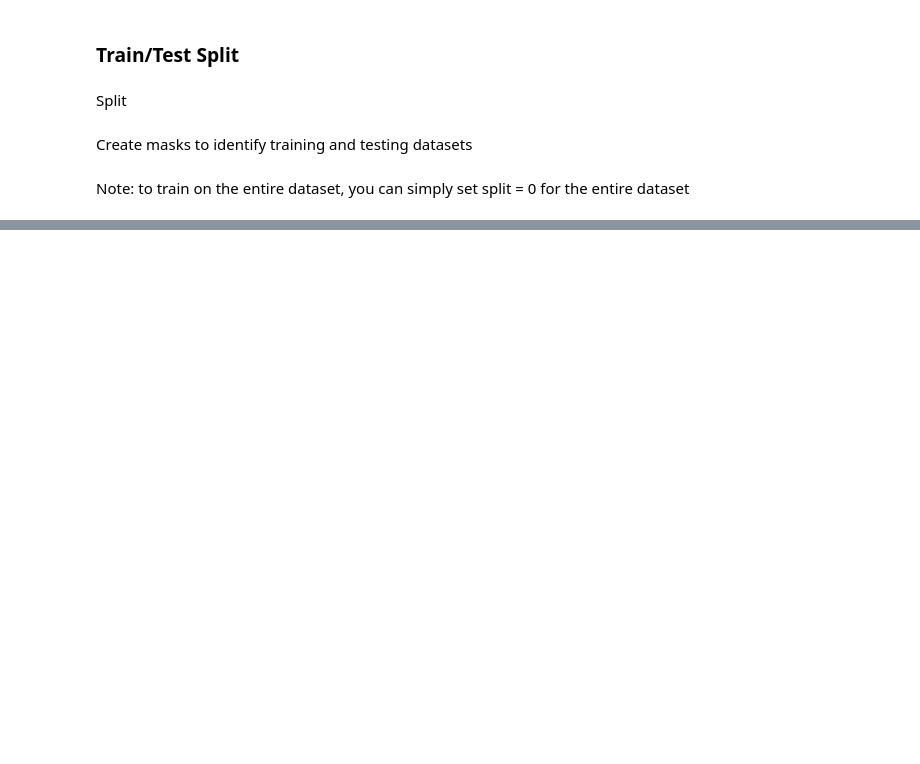
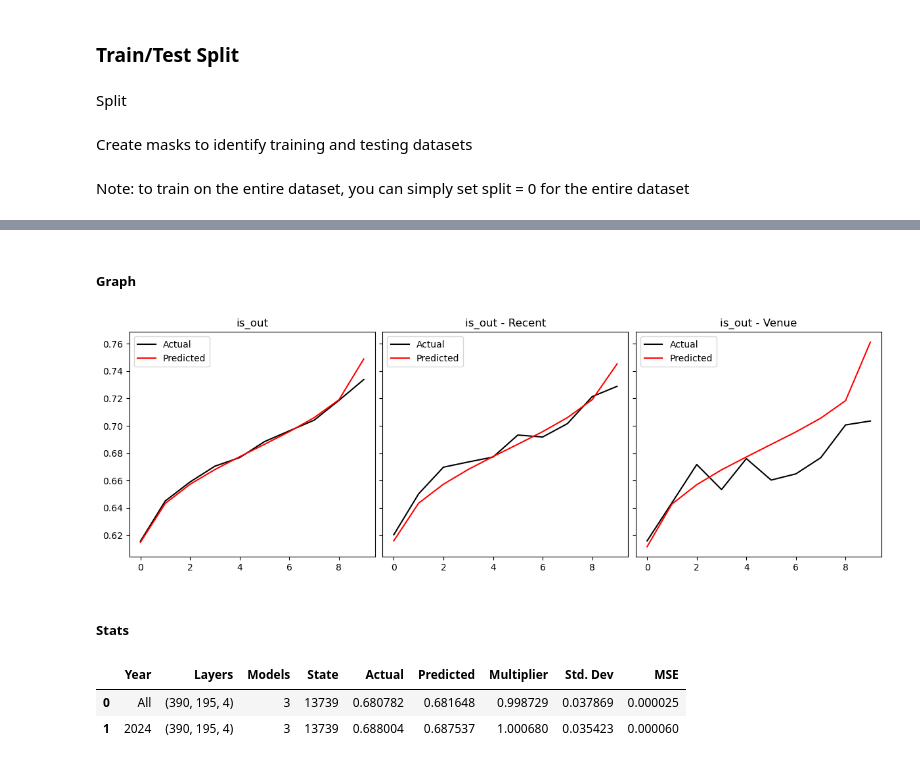
Before and after one commit to jamesgiles1993/Code, a Jupyter notebook: Previous/M03. Plate Appearances-Three.ipynb, the cells around one changed output, grey strips where cells are left out. Cells and saved outputs as stored; diff of their text form; code cells hidden in the pictures; blank space fills up the shorter version.

Commit message:
20250629 Backup
Added adjustment to M03. Plate Appearances.
Other minor changes.

```diff
--- a/Previous/M03. Plate Appearances-Three.ipynb
+++ b/Previous/M03. Plate Appearances-Three.ipynb
@@ -825,0 +420,63 @@ import winsound; winsound.MessageBeep()
+# %% [markdown]
+##### Graph
+# %%
+# Create figure and 3 subplots (1 row, 3 columns)
+fig, axes = plt.subplots(1, 3, figsize=(12, 4), sharey=True)
+
+var = "is_out"
+
+# List of dataframes to plot
+df_list = [globals()[f"{var}_df"], globals()[f"{var}_year_df"], globals()[f"{var}_venue_df"]]
+titles = [var, f"{var} - Recent", f"{var} - Venue"]
+
+# Loop through and plot each dataframe on separate axes
+for ax, df, title in zip(axes, df_list, titles):
+    ax.plot(df[f'{var}_quantile'], df[f'{var}_act'], color='black', label="Actual")
+    ax.plot(df[f'{var}_quantile'], df[f'{var}_pred'], color='red', label="Predicted")
+    ax.set_title(title)
+    ax.legend()
+
+# Adjust layout
+fig.tight_layout(pad=0.5)
+
+# Show figure
+plt.show()
+# %% [output]
+[figure, added]
+# %% [markdown]
+##### Stats
+# %%
+var = "is_out"
+year = 2024
+
+# All
+actual = model_dataset.loc[~training_mask][f'{var}_act'].mean()
+predicted = model_dataset.loc[~training_mask][f'{var}_pred'].mean()
+mult = actual/predicted
+stdev = model_dataset.loc[~training_mask][f'{var}_pred'].std()
+# globals()[f"{var}_df"] = model_dataset.loc[~training_mask].groupby(f'{var}_quantile')[[f'{var}_act', f'{var}_pred']].mean().reset_index() # graphing all, delete these
+globals()[f"{var}_df"]['se'] = (globals()[f"{var}_df"][f'{var}_act'] - globals()[f"{var}_df"][f'{var}_pred']) ** 2
+mse = globals()[f"{var}_df"]['se'].mean()
+all_df = pd.DataFrame(["All", actual, predicted, mult, stdev, mse])
+
+# Year
+actual = model_dataset.query(f'year >= {year}').loc[~training_mask][f'{var}_act'].mean()
+predicted = model_dataset.query(f'year == {year}').loc[~training_mask][f'{var}_pred'].mean()
+mult = actual/predicted
+stdev = model_dataset.query(f'year == {year}').loc[~training_mask][f'{var}_pred'].std()
+# globals()[f"{var}_year_df"] = model_dataset.query('year >= 2024').loc[~training_mask].groupby(f'{var}_quantile')[[f'{var}_act', f'{var}_pred']].mean().reset_index()
+globals()[f"{var}_year_df"]['se'] = (globals()[f"{var}_year_df"][f'{var}_act'] - globals()[f"{var}_year_df"][f'{var}_pred']) ** 2
+mse = globals()[f"{var}_year_df"]['se'].mean()
+recent_df = pd.DataFrame([str(int(year)), actual, predicted, mult, stdev, mse])
+
+# DataFrame
+binary_stat_df = pd.concat([all_df, recent_df], axis=1).T.reset_index(drop=True)
+binary_stat_df.columns = ['Year', 'Actual', 'Predicted', "Multiplier", 'Std. Dev', 'MSE']
+binary_stat_df['Layers'] = str(layers)
+binary_stat_df['Models'] = num_models
+binary_stat_df['State'] = random_state
+binary_stat_df[['Year', 'Layers', 'Models', 'State', 'Actual', 'Predicted', "Multiplier", 'Std. Dev', 'MSE']]
+# %% [output]
+|  | Year | Layers | Models | State | Actual | Predicted | Multiplier | Std. Dev | MSE |
+| 0 | All | (390, 195, 4) | 3 | 13739 | 0.680782 | 0.681648 | 0.998729 | 0.037869 | 0.000025 |
+| 1 | 2024 | (390, 195, 4) | 3 | 13739 | 0.688004 | 0.687537 | 1.000680 | 0.035423 | 0.000060 |
```
Also changed, not shown: parts of 156 cells of this notebook, 39 other files.
